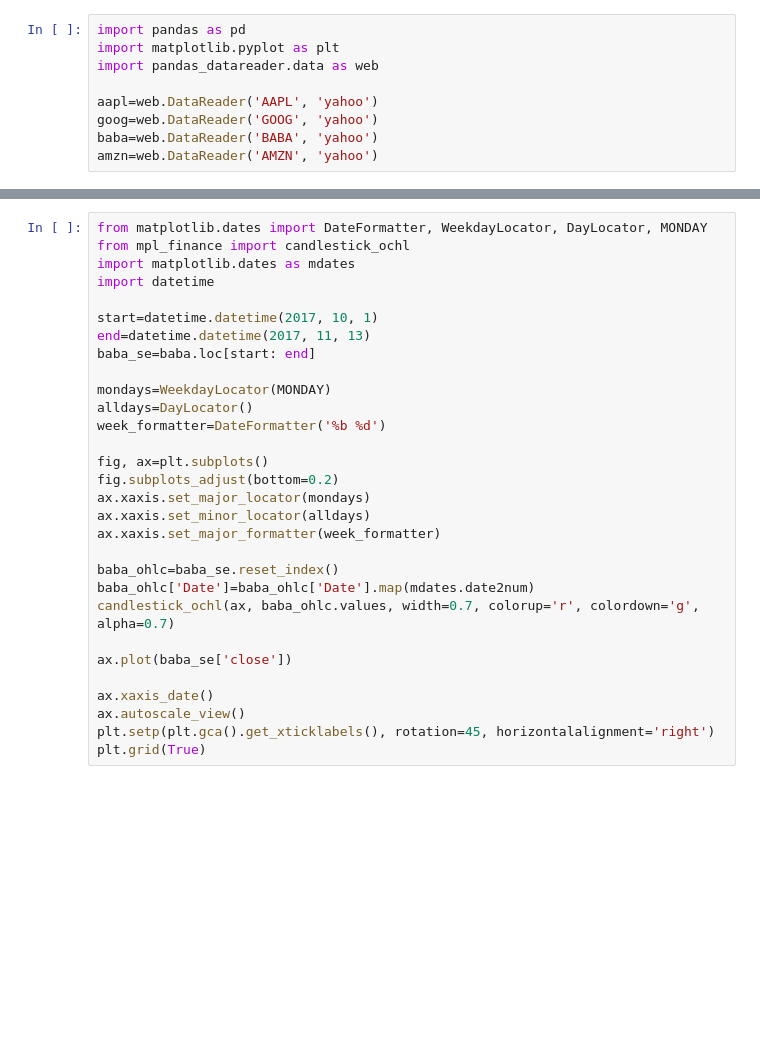
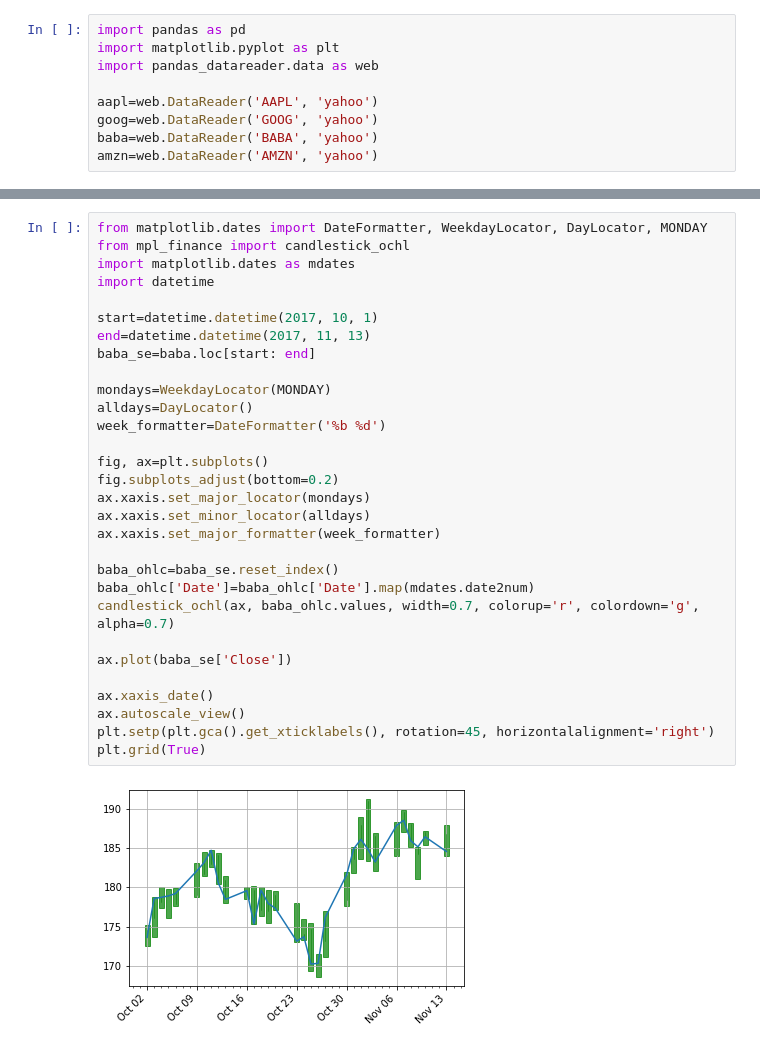
Before and after one commit to articuly/data_analysis, a Jupyter notebook: 分析股票数据.ipynb, the cells around one changed output, grey strips where cells are left out. Cells and saved outputs as stored; diff of their text form; blank space fills up the shorter version.

```diff
--- a/分析股票数据.ipynb
+++ b/分析股票数据.ipynb
@@ -23,33 +26,35 @@ stock.plot()
 # %%
 from matplotlib.dates import DateFormatter, WeekdayLocator, DayLocator, MONDAY
 from mpl_finance import candlestick_ochl
 import matplotlib.dates as mdates
 import datetime
 
 start=datetime.datetime(2017, 10, 1)
 end=datetime.datetime(2017, 11, 13)
 baba_se=baba.loc[start: end]
 
 mondays=WeekdayLocator(MONDAY)
 alldays=DayLocator()
 week_formatter=DateFormatter('%b %d')
 
 fig, ax=plt.subplots()
 fig.subplots_adjust(bottom=0.2)
 ax.xaxis.set_major_locator(mondays)
 ax.xaxis.set_minor_locator(alldays)
 ax.xaxis.set_major_formatter(week_formatter)
 
 baba_ohlc=baba_se.reset_index()
 baba_ohlc['Date']=baba_ohlc['Date'].map(mdates.date2num)
 candlestick_ochl(ax, baba_ohlc.values, width=0.7, colorup='r', colordown='g', alpha=0.7)
 
-ax.plot(baba_se['close'])
+ax.plot(baba_se['Close'])
 
 ax.xaxis_date()
 ax.autoscale_view()
 plt.setp(plt.gca().get_xticklabels(), rotation=45, horizontalalignment='right')
 plt.grid(True)
+# %% [output]
+[figure, added]
 # %%
 # 相对变化
 baba_return=baba.apply(lambda x: x/ x[0])
```
Also changed, not shown: parts of 6 cells of this notebook.
